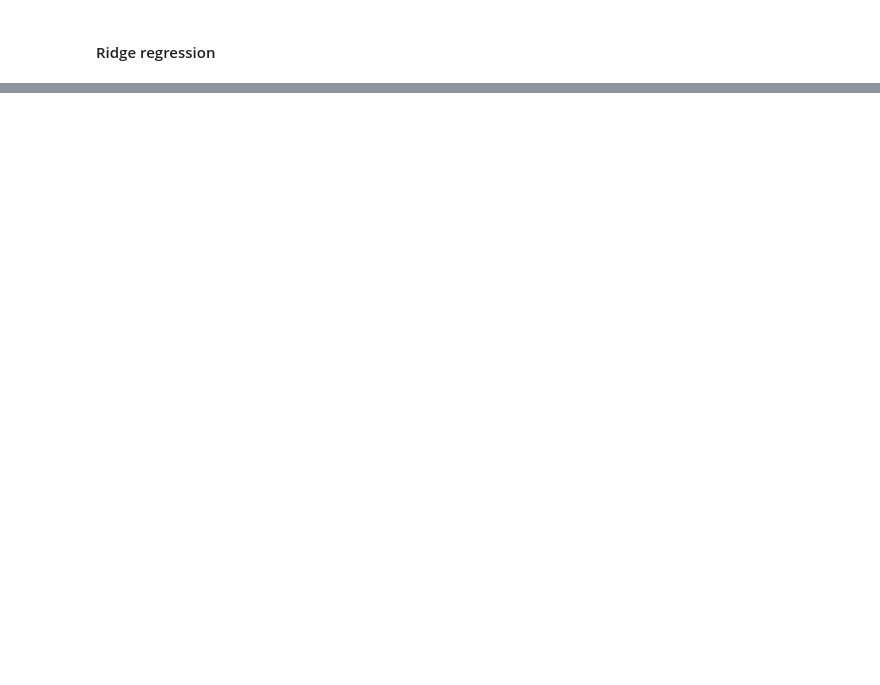
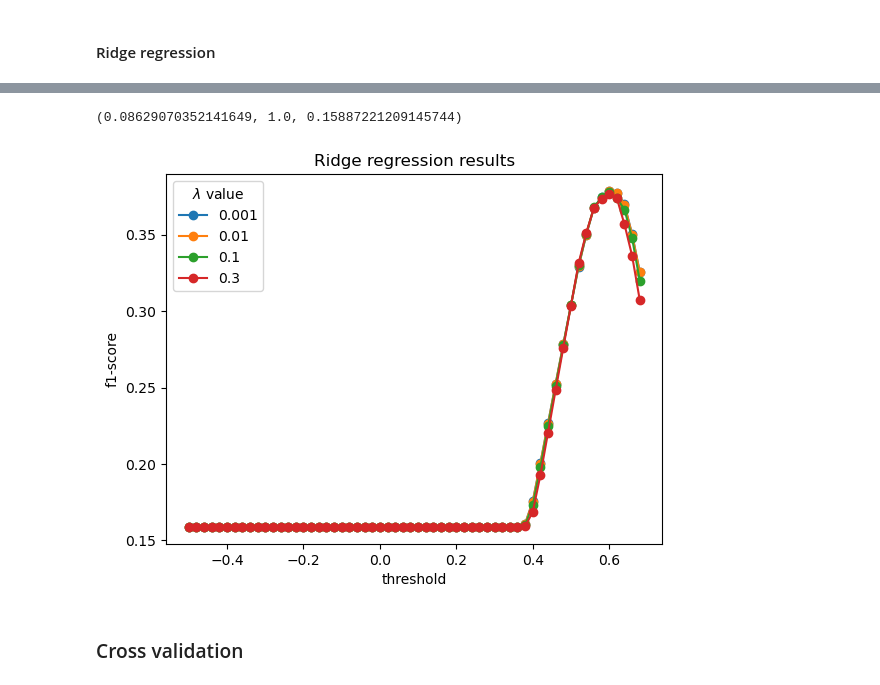
Before and after one commit to epfml/ml-project-1-whai, a Jupyter notebook: run_ipynb.ipynb, the cells around one changed output, grey strips where cells are left out. Saved outputs shown, nothing was run; the diff lists cells and outputs as text; code cells hidden in the pictures; blank space fills up the shorter version.

```diff
--- a/run_ipynb.ipynb
+++ b/run_ipynb.ipynb
@@ -143,0 +162,18 @@ plt.show()
+# %%
+w_opt, loss = reg_logistic_regression(y_tr_clean,X_train_poly,lambda_=0.01, initial_w=np.zeros(X_train_poly.shape[1]),max_iters=50,gamma=0.01)
+print(compute_scores_logistic_regression(X_val_poly,w_opt,y=y_val_clean,threshold=0.3))
+thr_l=np.arange(-0.5,0.7,0.02)
+for lambda_ in [0.001,0.01,0.1,0.3]:
+    w_opt, loss = reg_logistic_regression(y_tr_clean,X_train_poly,lambda_=lambda_, initial_w=np.zeros(X_train_poly.shape[1]),max_iters=50,gamma=0.01)
+    f1_scores=[compute_scores_logistic_regression(X_val_poly,w_opt,y_val_clean,threshold=t)[2] for t in thr_l]
+    plt.plot(thr_l,f1_scores,marker='o',label=str(lambda_))
+    plt.xlabel("threshold")
+    plt.ylabel("f1-score")
+plt.legend(title="$\\lambda$ value")
+plt.title("Ridge regression results")
+plt.show()
+# %% [output]
+(0.08629070352141649, 1.0, 0.15887221209145744)
+[figure, added]
+# %% [markdown]
+### Cross validation
```
Also changed, not shown: parts of 9 cells of this notebook, 1 other file.
